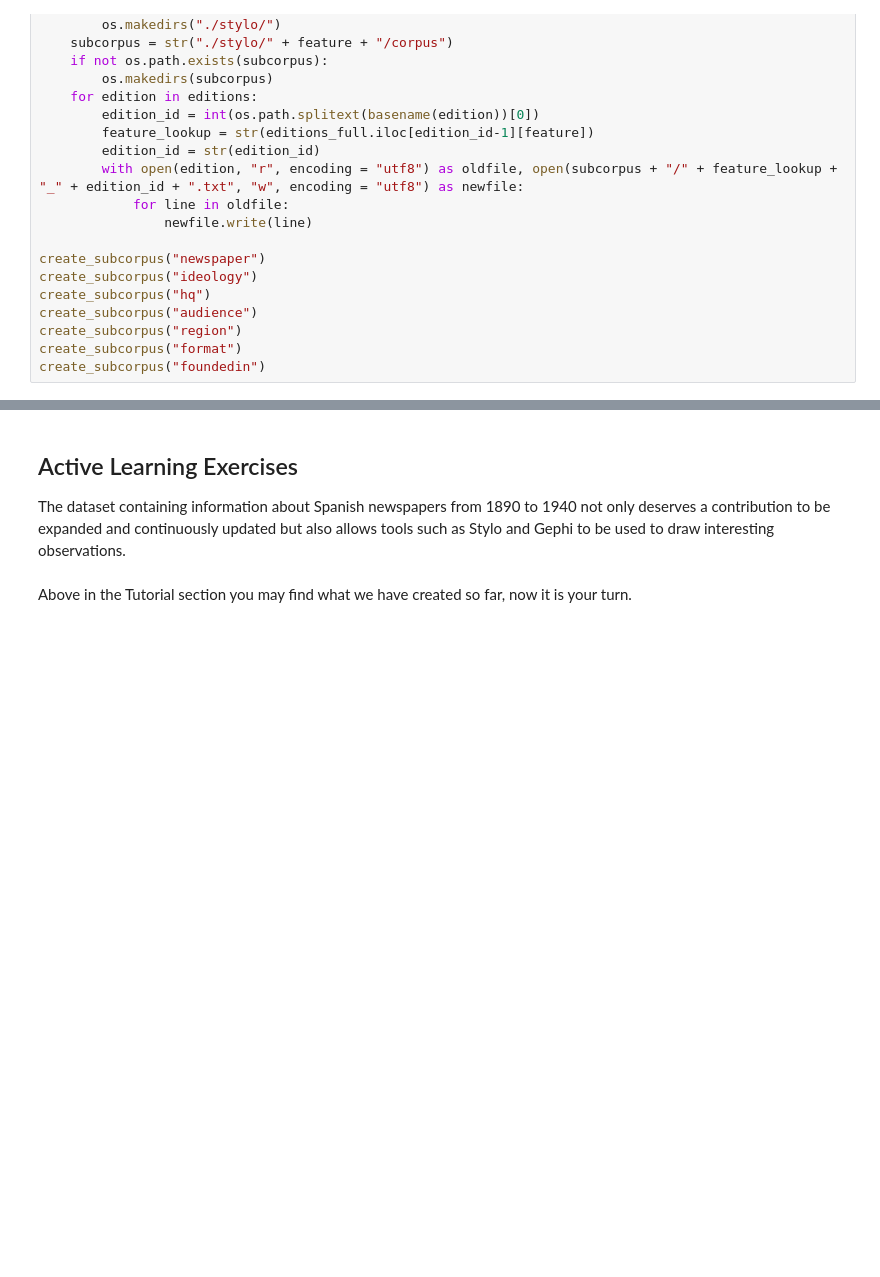
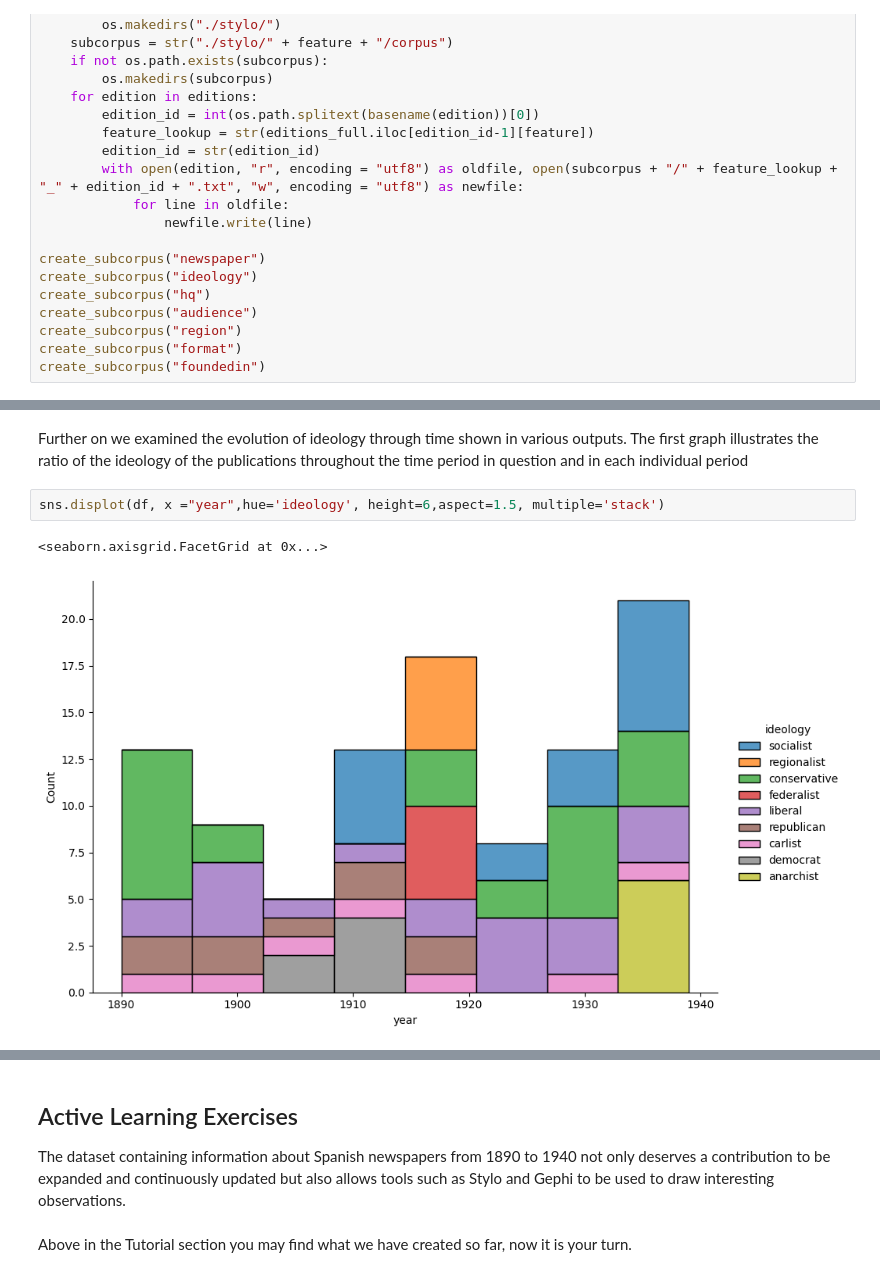
Before and after one commit to pilyu/Collecting-Data-, a Jupyter notebook: Group6_FinalProject.ipynb, the cells around one changed output, grey strips where cells are left out. Cells and saved outputs as stored; diff of their text form; blank space fills up the shorter version.

```diff
--- a/Group6_FinalProject.ipynb
+++ b/Group6_FinalProject.ipynb
@@ -153,0 +257,7 @@ create_subcorpus("foundedin")
+# %% [markdown]
+Further on we examined the evolution of ideology through time shown in various outputs. The first graph illustrates the ratio of the ideology of the publications throughout the time period in question and in each individual period
+# %%
+sns.displot(df, x ="year",hue='ideology', height=6,aspect=1.5, multiple='stack')
+# %% [output]
+<seaborn.axisgrid.FacetGrid at 0x...>
+[figure, added]
```
Also changed, not shown: parts of 32 cells of this notebook.
